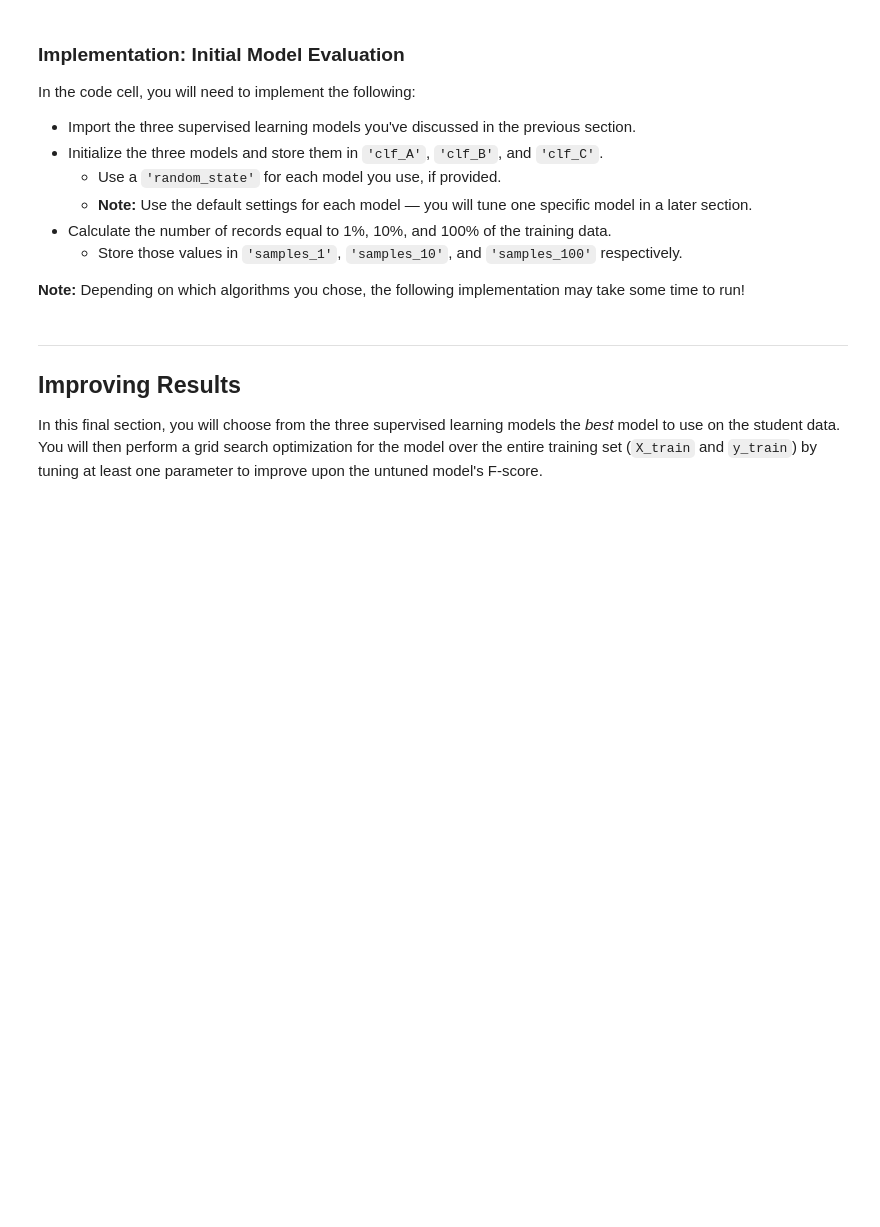
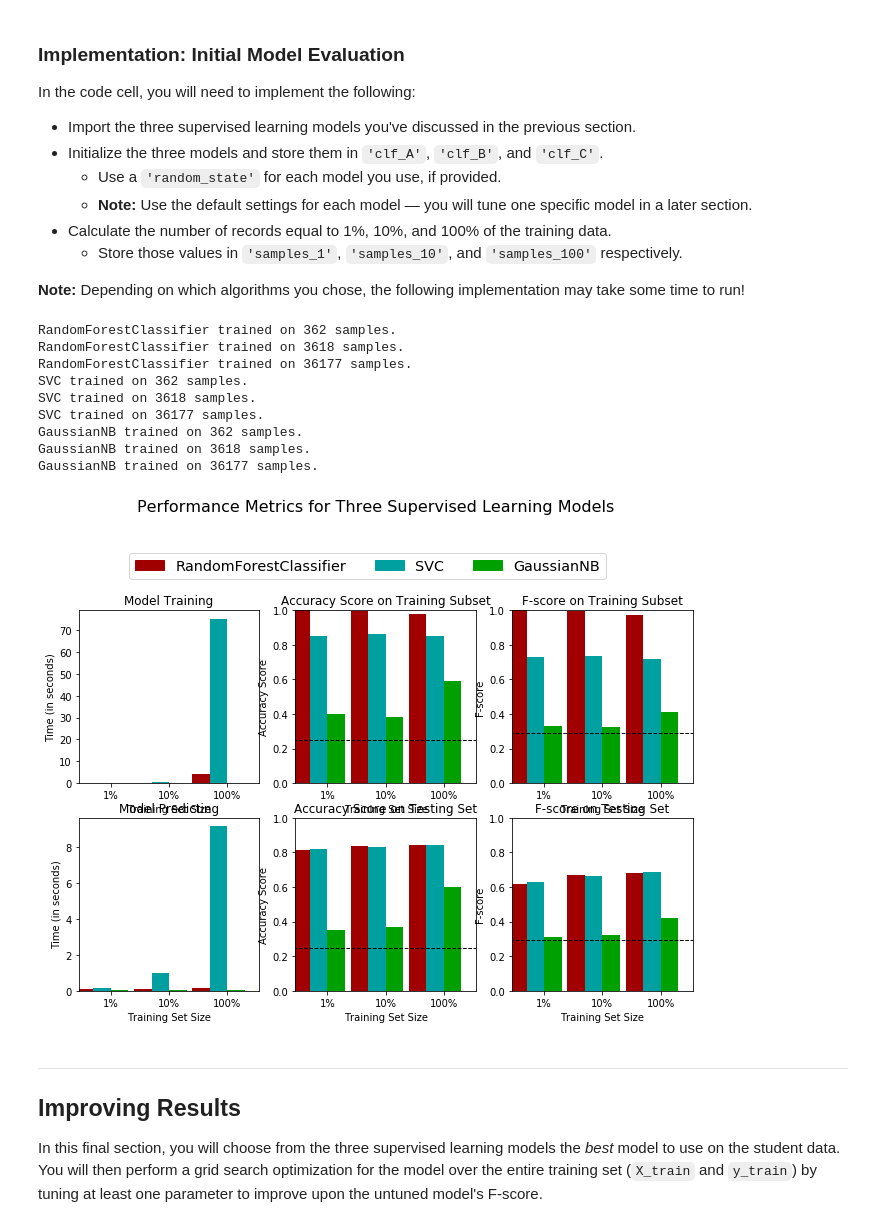
Before and after one commit to luisguilhermemsalmeida/Udacity-CharityML, a Jupyter notebook: finding_donors.ipynb, the cells around one changed output. Cells and saved outputs as stored; diff of their text form; code cells hidden in the pictures; blank space fills up the shorter version.

```diff
--- a/finding_donors.ipynb
+++ b/finding_donors.ipynb
@@ -156,15 +156,14 @@ Additionally, as with the non-numeric features, we need to convert the non-numer
  - Convert the target label `'income_raw'` to numerical entries.
    - Set records with "<=50K" to `0` and records with ">50K" to `1`.
 # %%
-# TODO: One-hot encode the 'features_log_minmax_transform' data using pandas.get_dummies()
-features_final = None
+features_final = pd.get_dummies(features_log_minmax_transform)
 
-# TODO: Encode the 'income_raw' data to numerical values
-income = None
+income = income_raw.map({'>50K': 1, '<=50K': 0})
 
 # Print the number of features after one-hot encoding
 encoded = list(features_final.columns)
 print("{} total features after one-hot encoding.".format(len(encoded)))
 
 # Uncomment the following line to see the encoded feature names
-# print encoded
+
+#display(features_final.corr())
@@ -235,13 +240,13 @@ FP = income.count() - TP # Specific to the naive case
 TN = 0 # No predicted negatives in the naive case
 FN = 0 # No predicted negatives in the naive case
 '''
-# TODO: Calculate accuracy, precision and recall
-accuracy = None
-recall = None
-precision = None
+accuracy = np.sum(income) / income.count()
+recall = np.sum(income) / np.sum(income) + 0 # Equals to 1 as stated
+precision = np.sum(income) / income.count() # Equals to accuracy as stated
 
-# TODO: Calculate F-score using the formula above for beta = 0.5 and correct values for precision and recall.
-fscore = None
+beta = 0.5
+beta_square = 0.5 ** 2
+fscore = (1 + beta_square) * ((precision * recall) / ((precision * beta_square) + recall))
 
 # Print the results
 print("Naive Predictor: [Accuracy score: {:.4f}, F-score: {:.4f}]".format(accuracy, fscore))
@@ -344,31 +399,42 @@ In the code cell, you will need to implement the following:
 **Note:** Depending on which algorithms you chose, the following implementation may take some time to run!
 # %%
 # TODO: Import the three supervised learning models from sklearn
+from sklearn.ensemble import RandomForestClassifier
+from sklearn.svm import SVC
+from sklearn.naive_bayes import GaussianNB
 
 # TODO: Initialize the three models
-clf_A = None
-clf_B = None
-clf_C = None
+clf_A = RandomForestClassifier(random_state = 42)
+clf_B = SVC(random_state = 42)
+clf_C = GaussianNB()
 
-# TODO: Calculate the number of samples for 1%, 10%, and 100% of the training data
-# HINT: samples_100 is the entire training set i.e. len(y_train)
-# HINT: samples_10 is 10% of samples_100 (ensure to set the count of the values to be `int` and not `float`)
-# HINT: samples_1 is 1% of samples_100 (ensure to set the count of the values to be `int` and not `float`)
-samples_100 = None
-samples_10 = None
-samples_1 = None
+# Calculate the number of samples for 1%, 10%, and 100% of the training data
+samples_100 = len(y_train)
+samples_10 = round(samples_100 / 10)
+samples_1 = round(samples_10 / 10)
 
 # Collect results on the learners
 results = {}
 for clf in [clf_A, clf_B, clf_C]:
     clf_name = clf.__class__.__name__
     results[clf_name] = {}
     for i, samples in enumerate([samples_1, samples_10, samples_100]):
         results[clf_name][i] = \
         train_predict(clf, samples, X_train, y_train, X_test, y_test)
 
 # Run metrics visualization for the three supervised learning models chosen
 vs.evaluate(results, accuracy, fscore)
+# %% [output]
+RandomForestClassifier trained on 362 samples.
+RandomForestClassifier trained on 3618 samples.
+RandomForestClassifier trained on 36177 samples.
+SVC trained on 362 samples.
+SVC trained on 3618 samples.
+SVC trained on 36177 samples.
+GaussianNB trained on 362 samples.
+GaussianNB trained on 3618 samples.
+GaussianNB trained on 36177 samples.
+[figure, added]
 # %% [markdown]
 ----
 ## Improving Results
```
Also changed, not shown: parts of 23 cells of this notebook, 2 other files.
